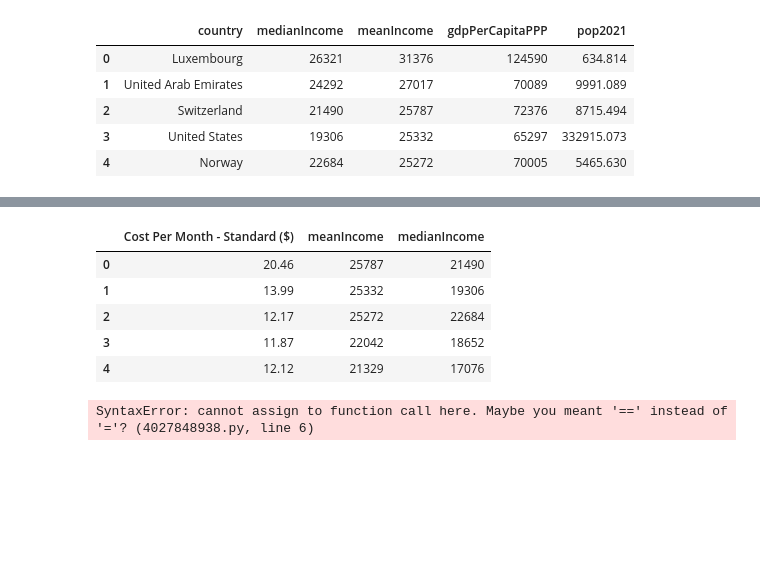
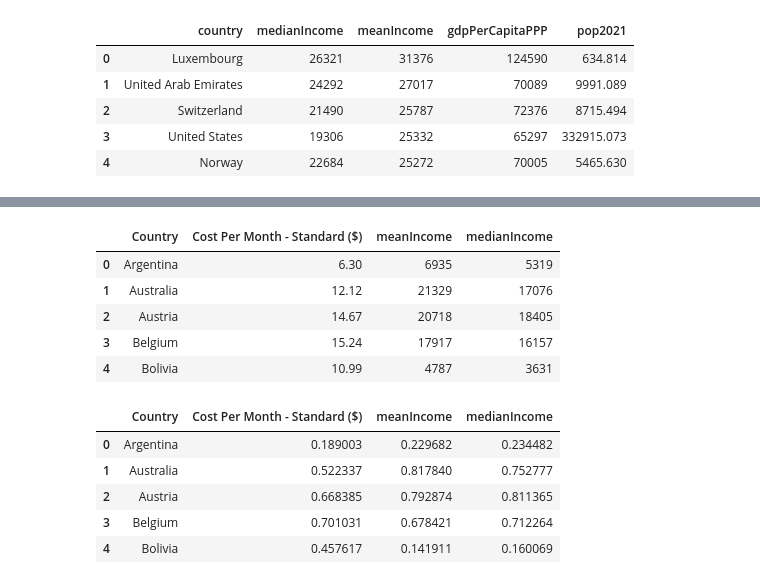
Before and after one commit to carmencnles/PIA-CASA, a Jupyter notebook: Primer trimestre/Unidad2_8/Actividad2_8_extra.ipynb, the cells around one changed output, grey strips where cells are left out. Cells and saved outputs as stored; diff of their text form; code cells hidden in the pictures; blank space fills up the shorter version.

```diff
--- a/Primer trimestre/Unidad2_8/Actividad2_8_extra.ipynb
+++ b/Primer trimestre/Unidad2_8/Actividad2_8_extra.ipynb
@@ -37,7 +37,17 @@ df_salarios.head(5)
 | 3 | United States | 19306 | 25332 | 65297 | 332915.073 |
 | 4 | Norway | 22684 | 25272 | 70005 | 5465.630 |
 # %%
-df_unido = df_salarios.merge(df_netflix, how = "inner", right_on = "Country", left_on = "country")
+country = []
+netflixStandar = []
+salarioMedio = []
+salarioMediana = []
+
+df_unido = df_netflix.merge(df_salarios, how = "inner", left_on = "Country", right_on = "country",)
+
+country = df_unido["country"].to_list()
+netflixStandar = df_unido["Cost Per Month - Standard ($)"].tolist()
+salarioMedio = df_unido["meanIncome"].tolist()
+salarioMediana = df_unido["medianIncome"].tolist()
 
 df_unido.head()
 # %% [output]
@@ -50,25 +60,36 @@ df_unido.head()
 # %%
 # 2. Crea un DataFrame que incluya una columna con el coste mensual de Netflix, otra con el salario medio y otra con la mediana.
 
 df_unido = df_unido[["Cost Per Month - Standard ($)", "meanIncome", "medianIncome"]]
 
-
-
-df_unido.head()
+df_netflix_salaries = pd.DataFrame( {
+    "Country" : country,
+    "Cost Per Month - Standard ($)" : netflixStandar,
+    "meanIncome" : salarioMedio,
+    "medianIncome" : salarioMediana
+    })
+df_netflix_salaries.head()
+#df_unido.head()
 # %% [output]
-|  | Cost Per Month - Standard ($) | meanIncome | medianIncome |
-| 0 | 20.46 | 25787 | 21490 |
-| 1 | 13.99 | 25332 | 19306 |
-| 2 | 12.17 | 25272 | 22684 |
-| 3 | 11.87 | 22042 | 18652 |
-| 4 | 12.12 | 21329 | 17076 |
+|  | Country | Cost Per Month - Standard ($) | meanIncome | medianIncome |
+| 0 | Argentina | 6.30 | 6935 | 5319 |
+| 1 | Australia | 12.12 | 21329 | 17076 |
+| 2 | Austria | 14.67 | 20718 | 18405 |
+| 3 | Belgium | 15.24 | 17917 | 16157 |
+| 4 | Bolivia | 10.99 | 4787 | 3631 |
 # %%
 #3. Normaliza los datos del DataFrame creado en el punto 3. Normalizar los datos consiste en escalar los valores para que tengan un rango similar.
 # En este caso nos sirve para poder comparar el coste mensual de Netflix con el salario de una persona (que tendrán inicialmente un rango muy distinto). Hay muchos métodos para normalizar. En pandas tenemos algunos métodos que puedes encontrar en el enlace a continuación. Puedes usar uno o probar varios. Si haces esto último debes hacer varios métodos.
 
 from sklearn.preprocessing import MinMaxScaler
 escalador = MinMaxScaler()
-df_unido[['Cost Per Month - Standard ($)', 'meanIncome', 'medianIncome']] = escalador.fit_transform(df_unido[['Cost Per Month - Standard ($)', 'meanIncome', 'medianIncome']])
-df_unido.head()
+df_netflix_salaries[['Cost Per Month - Standard ($)', 'meanIncome', 'medianIncome']] = escalador.fit_transform(df_netflix_salaries[['Cost Per Month - Standard ($)', 'meanIncome', 'medianIncome']])
+df_netflix_salaries.head()
+#df_unido.describe()
 # %% [output]
-SyntaxError: cannot assign to function call here. Maybe you meant '==' instead of '='? (4027848938.py, line 6)
+|  | Country | Cost Per Month - Standard ($) | meanIncome | medianIncome |
+| 0 | Argentina | 0.189003 | 0.229682 | 0.234482 |
+| 1 | Australia | 0.522337 | 0.817840 | 0.752777 |
+| 2 | Austria | 0.668385 | 0.792874 | 0.811365 |
+| 3 | Belgium | 0.701031 | 0.678421 | 0.712264 |
+| 4 | Bolivia | 0.457617 | 0.141911 | 0.160069 |
```
Also changed, not shown: parts of 5 cells of this notebook.
